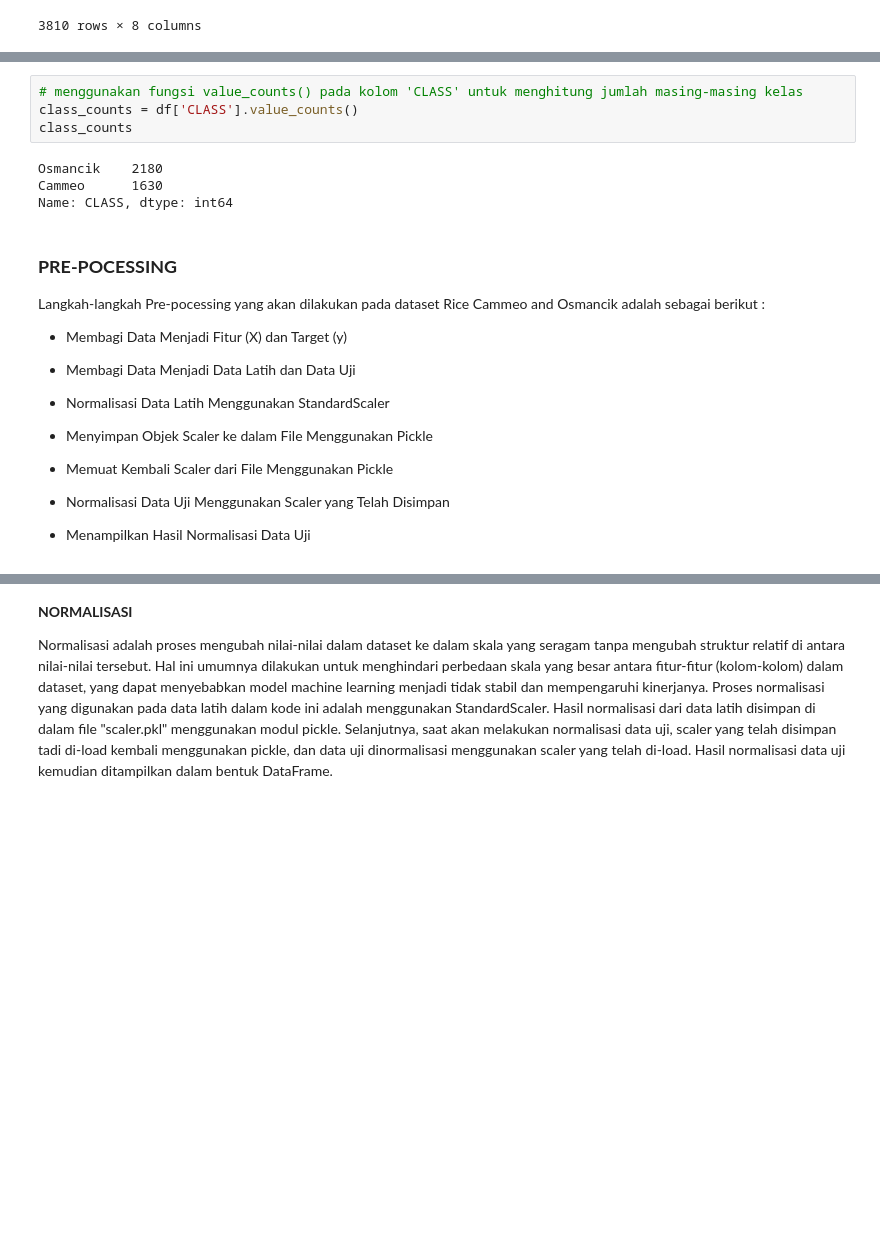
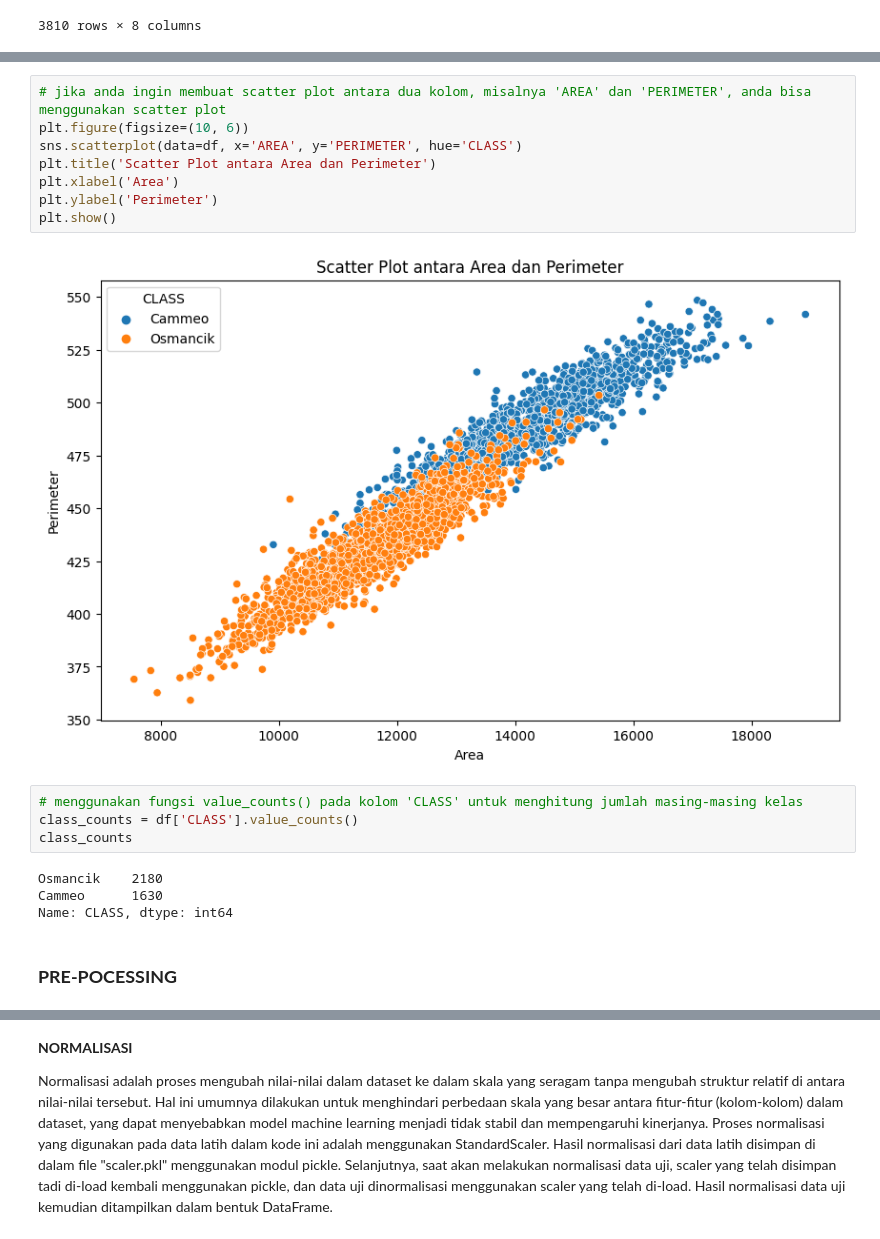
Before and after one commit to NabilaAtiraQurratulAini/PSDataA, a Jupyter notebook: _sources/Tugas/Rice Cammeo & Osmancik.ipynb, the cells around one changed output, grey strips where cells are left out. Cells and saved outputs as stored; diff of their text form; blank space fills up the shorter version.

```diff
--- a/_sources/Tugas/Rice Cammeo & Osmancik.ipynb
+++ b/_sources/Tugas/Rice Cammeo & Osmancik.ipynb
@@ -89,3 +157,13 @@ df
+# %%
+# jika anda ingin membuat scatter plot antara dua kolom, misalnya 'AREA' dan 'PERIMETER', anda bisa menggunakan scatter plot
+plt.figure(figsize=(10, 6))
+sns.scatterplot(data=df, x='AREA', y='PERIMETER', hue='CLASS')
+plt.title('Scatter Plot antara Area dan Perimeter')
+plt.xlabel('Area')
+plt.ylabel('Perimeter')
+plt.show()
+# %% [output]
+[figure, added]
 # %%
 # menggunakan fungsi value_counts() pada kolom 'CLASS' untuk menghitung jumlah masing-masing kelas
 class_counts = df['CLASS'].value_counts()
@@ -94,21 +172,5 @@ class_counts
 Osmancik    2180
 Cammeo      1630
 Name: CLASS, dtype: int64
-# %% [markdown]
-### **PRE-POCESSING**
-
-Langkah-langkah Pre-pocessing yang akan dilakukan pada dataset Rice Cammeo and Osmancik adalah sebagai berikut :
-
-- Membagi Data Menjadi Fitur (X) dan Target (y)
-
-- Membagi Data Menjadi Data Latih dan Data Uji
-
-- Normalisasi Data Latih Menggunakan StandardScaler
-
-- Menyimpan Objek Scaler ke dalam File Menggunakan Pickle
-
-- Memuat Kembali Scaler dari File Menggunakan Pickle
-
-- Normalisasi Data Uji Menggunakan Scaler yang Telah Disimpan
-
-- Menampilkan Hasil Normalisasi Data Uji
+# %% [markdown]
+### **PRE-POCESSING**
```
Also changed, not shown: parts of 18 cells of this notebook, 7 other files.
